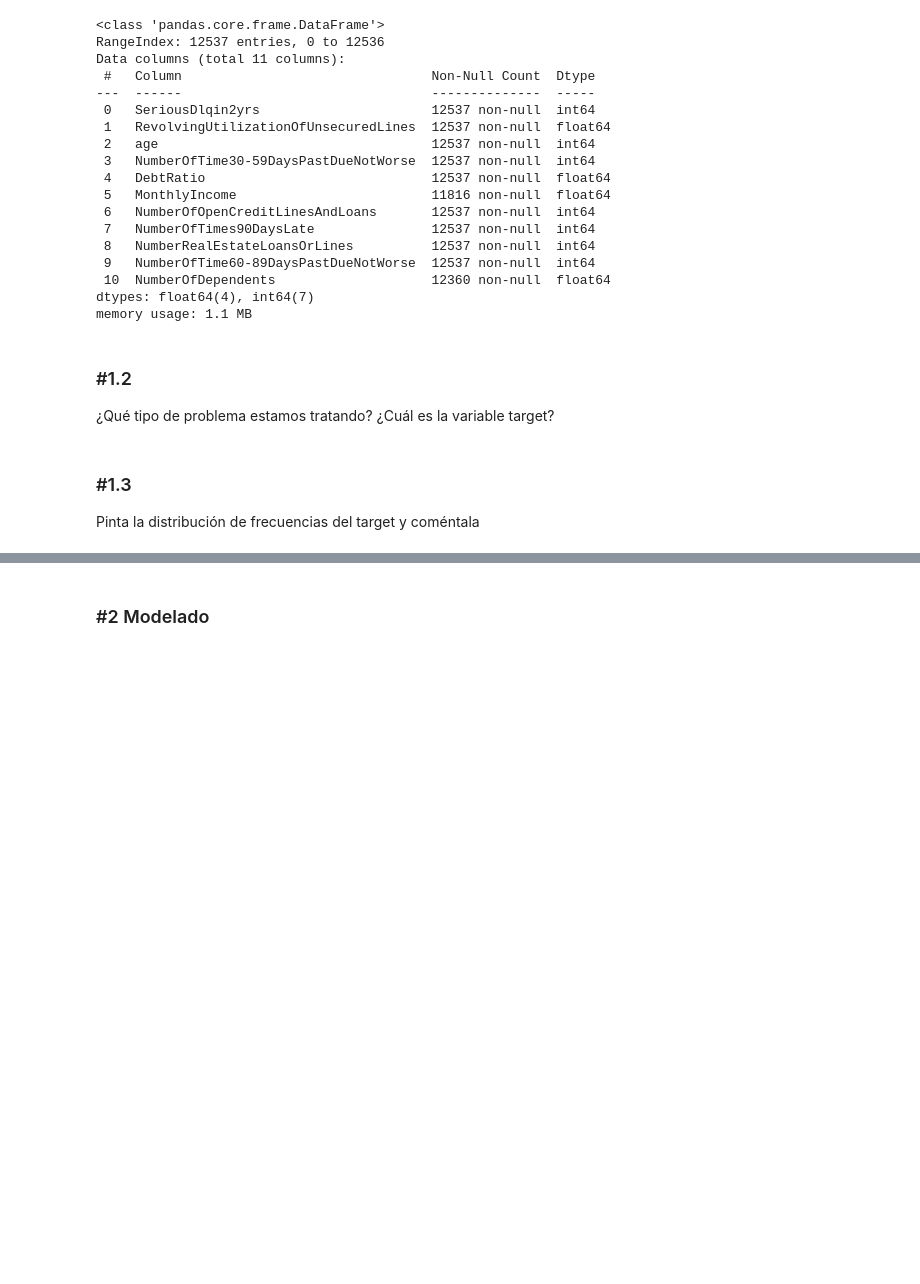
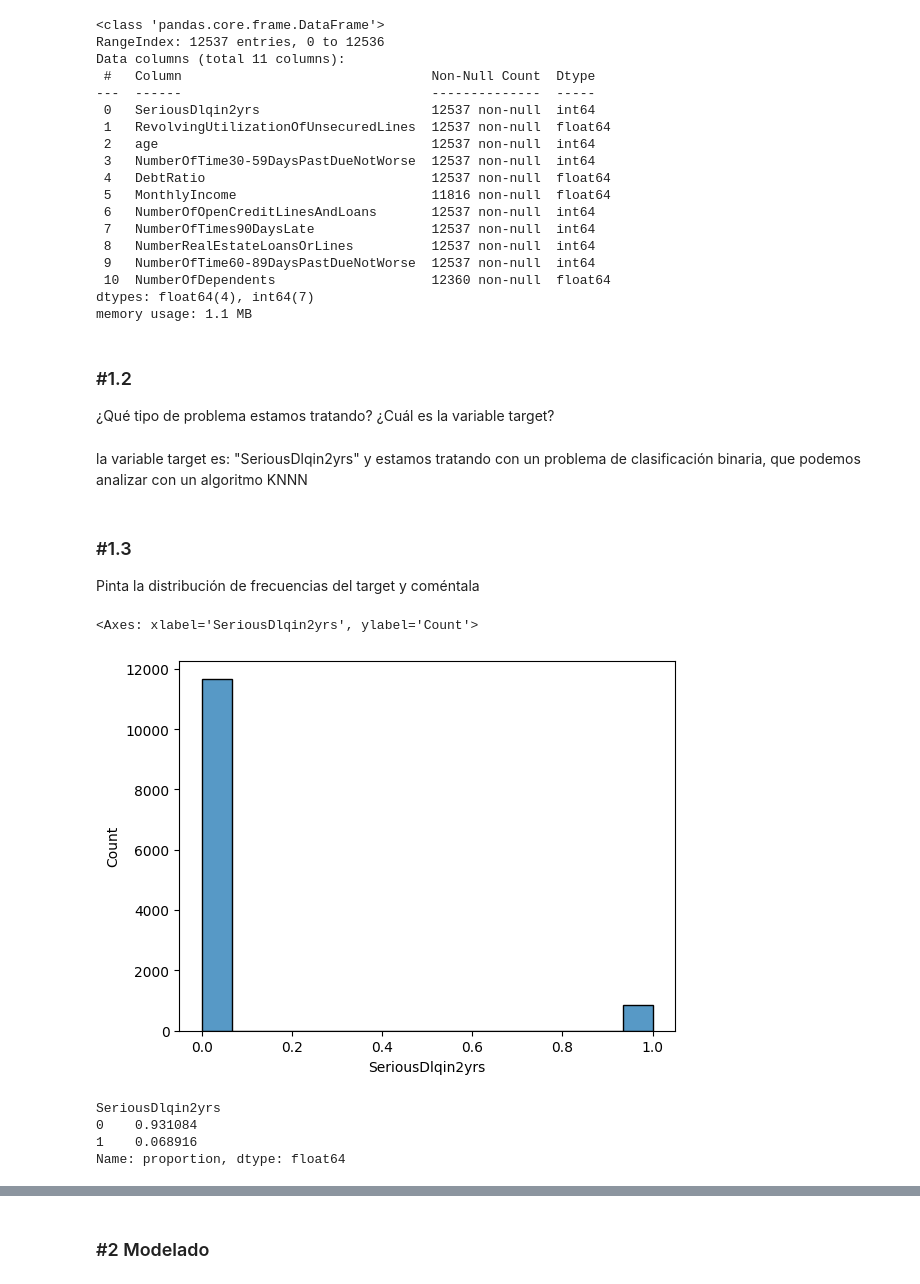
Before and after one commit to Rodrigo6363/ONLINE_DS_THEBRIDGE_ROD, a Jupyter notebook: Sprint_12/Unidad_01/Practica_Obligatoria/18_Practica_Obligatoria_Otros_Modelos_Supervisados.ipynb, the cells around one changed output, grey strips where cells are left out. Drawn from its saved outputs; the diff is of its cells as text; code cells hidden in the pictures; blank space fills up the shorter version.

```diff
--- a/Sprint_12/Unidad_01/Practica_Obligatoria/18_Practica_Obligatoria_Otros_Modelos_Supervisados.ipynb
+++ b/Sprint_12/Unidad_01/Practica_Obligatoria/18_Practica_Obligatoria_Otros_Modelos_Supervisados.ipynb
@@ -65,3 +80,5 @@ memory usage: 1.1 MB
 # %% [markdown]
 ### #1.2
 ¿Qué tipo de problema estamos tratando? ¿Cuál es la variable target?
+# %% [markdown]
+la variable target es: "SeriousDlqin2yrs" y estamos tratando con un problema de clasificación binaria, que podemos analizar con un algoritmo KNNN
@@ -68,3 +87,15 @@ memory usage: 1.1 MB
 # %% [markdown]
 ### #1.3
 Pinta la distribución de frecuencias del target y coméntala
+# %%
+sns.histplot(df['SeriousDlqin2yrs'])
+# %% [output]
+<Axes: xlabel='SeriousDlqin2yrs', ylabel='Count'>
+[figure, added]
+# %%
+df['SeriousDlqin2yrs'].value_counts(normalize=True)
+# %% [output]
+SeriousDlqin2yrs
+0    0.931084
+1    0.068916
+Name: proportion, dtype: float64
```
Also changed, not shown: parts of 33 cells of this notebook.
